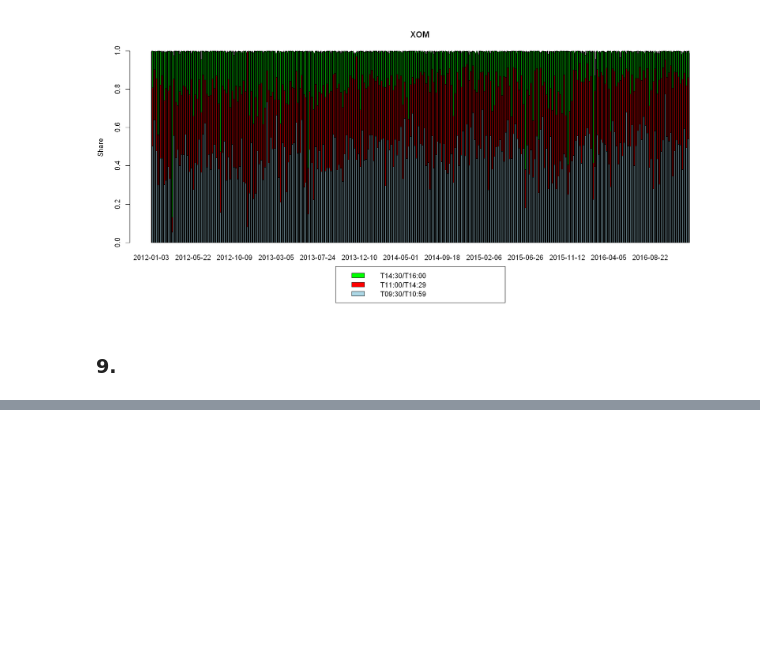
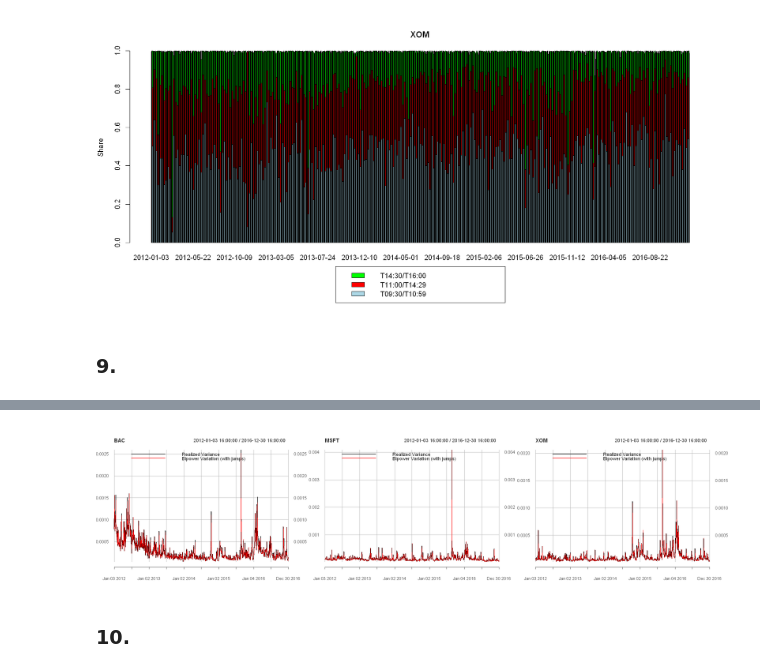
Before and after one commit to JanK0095/Financial-Econometrics-Course-Projects, a Jupyter notebook: HW3/FE1_HW3_Kubal_Mattanelli.ipynb, the cells around one changed output, grey strips where cells are left out. Cells and saved outputs as stored; diff of their text form; code cells hidden in the pictures; blank space fills up the shorter version.

Commit message:
9 and 10 almost finsished, only MSFT needs special ARMA treatment.

```diff
--- a/HW3/FE1_HW3_Kubal_Mattanelli.ipynb
+++ b/HW3/FE1_HW3_Kubal_Mattanelli.ipynb
@@ -702,0 +738,20 @@ for (i in 1:3) {
+# %%
+#Testing jump significance and retaining only significant jumps
+jumps_signif <- vector("list", 3)
+for (i in 1:3) {
+    jump_test <- BNSjumpTest(hw3_data_restricted[[i]], IVestimator = "BV", IQestimator = "TP", makeReturns = T) #Temporarily storing the results of the jump test
+    jumps_signif[[i]] <- jumps[[i]] * ifelse(jump_test[, "p.value"] <= 0.05, 1, 0) #Keeping only singificant jumps (95% conf. level)
+}
+# %%
+#Plotting RV vs BPV with jumps
+par(mfrow = c(1, 3))
+for (i in 1:3) {
+    plot_holder <- plot(real_var_from_prices[[i]], main = stock_names[i])
+    plot_holder <- lines(bpv[[i]] + jumps_signif[[i]], col = "red")
+    plot_holder <- addLegend("topleft", on = 1, legend.names = c("Realized Variance", "Bipower Variation (with jumps)"), col = c("black", "red"), lty = 1, bty = "n", lwd = 2)
+    print(plot_holder)
+}
+# %% [output]
+[figure, added]
+# %% [markdown]
+### 10.
```
Also changed, not shown: parts of 13 cells of this notebook.
